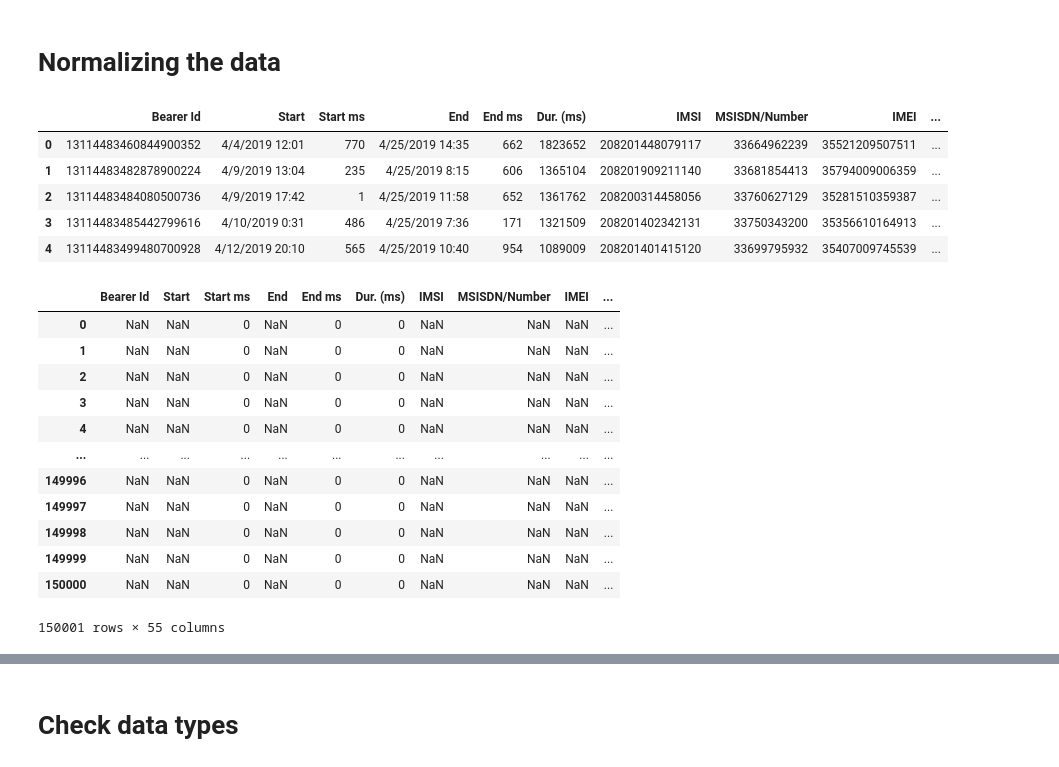
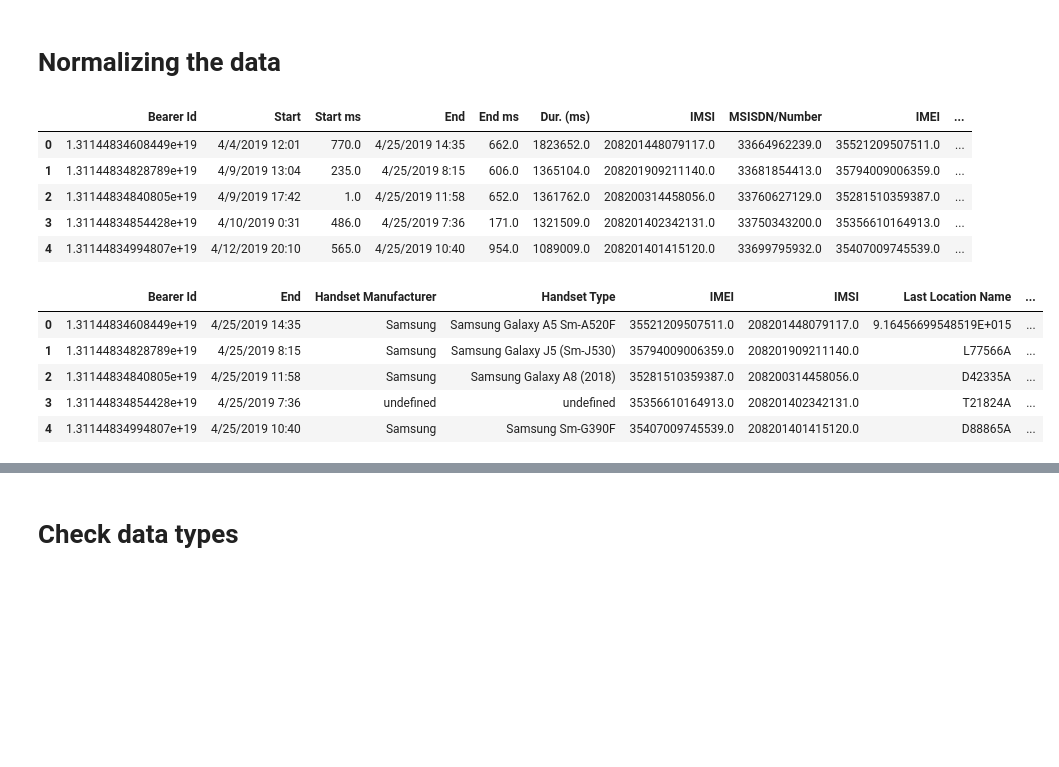
Before and after one commit to Kibika/Telecommunication-Business-Analytics, a Jupyter notebook: notebooks/Telco_EDA.ipynb, the cells around one changed output, grey strips where cells are left out. Drawn from its saved outputs; the diff is of its cells as text; code cells hidden in the pictures; blank space fills up the shorter version.

```diff
--- a/notebooks/Telco_EDA.ipynb
+++ b/notebooks/Telco_EDA.ipynb
@@ -9,7 +13,8 @@ from sklearn.preprocessing import Normalizer
 # %%
 #import the data
 pd.set_option('max_column', None)
-pd.set_option('display.float_format', lambda x: '%.0f' % x)
+pd.set_option('display.float_format', repr)
+#pd.set_option('display.float_format', lambda x: '%.0f' % x)
 original_data=pd.read_csv("D:/Stella/Documents/10_Academy/Week_1/Week-1/data/Week1_challenge_data.csv")
 data=original_data.copy()
 data.head()
@@ -102,37 +129,33 @@ def impute(df):
 impute(data).head()
 # %% [output]
 |  | Bearer Id | Start | Start ms | End | End ms | Dur. (ms) | IMSI | MSISDN/Number | IMEI | ... |
-| 0 | 13114483460844900352 | 4/4/2019 12:01 | 770 | 4/25/2019 14:35 | 662 | 1823652 | 208201448079117 | 33664962239 | 35521209507511 | ... |
-| 1 | 13114483482878900224 | 4/9/2019 13:04 | 235 | 4/25/2019 8:15 | 606 | 1365104 | 208201909211140 | 33681854413 | 35794009006359 | ... |
-| 2 | 13114483484080500736 | 4/9/2019 17:42 | 1 | 4/25/2019 11:58 | 652 | 1361762 | 208200314458056 | 33760627129 | 35281510359387 | ... |
-| 3 | 13114483485442799616 | 4/10/2019 0:31 | 486 | 4/25/2019 7:36 | 171 | 1321509 | 208201402342131 | 33750343200 | 35356610164913 | ... |
-| 4 | 13114483499480700928 | 4/12/2019 20:10 | 565 | 4/25/2019 10:40 | 954 | 1089009 | 208201401415120 | 33699795932 | 35407009745539 | ... |
+| 0 | 1.31144834608449e+19 | 4/4/2019 12:01 | 770.0 | 4/25/2019 14:35 | 662.0 | 1823652.0 | 208201448079117.0 | 33664962239.0 | 35521209507511.0 | ... |
+| 1 | 1.31144834828789e+19 | 4/9/2019 13:04 | 235.0 | 4/25/2019 8:15 | 606.0 | 1365104.0 | 208201909211140.0 | 33681854413.0 | 35794009006359.0 | ... |
+| 2 | 1.31144834840805e+19 | 4/9/2019 17:42 | 1.0 | 4/25/2019 11:58 | 652.0 | 1361762.0 | 208200314458056.0 | 33760627129.0 | 35281510359387.0 | ... |
+| 3 | 1.31144834854428e+19 | 4/10/2019 0:31 | 486.0 | 4/25/2019 7:36 | 171.0 | 1321509.0 | 208201402342131.0 | 33750343200.0 | 35356610164913.0 | ... |
+| 4 | 1.31144834994807e+19 | 4/12/2019 20:10 | 565.0 | 4/25/2019 10:40 | 954.0 | 1089009.0 | 208201401415120.0 | 33699795932.0 | 35407009745539.0 | ... |
 # %%
 def normalizer(df):
     df_new=df.drop(['Bearer Id','Start','End','IMSI','MSISDN/Number','IMEI','Last Location Name','Handset Manufacturer','Handset Type'],axis=1)
     norm = Normalizer()
+    #norm=RobustScaler()
     # normalize the data with boxcox
     normalized_data = norm.fit_transform(df_new)
     normalized_df=pd.DataFrame(normalized_data,columns = df_new.columns)
-    final_df=pd.merge(df,normalized_df, how='right')
+    cols_to_use = df.columns.difference(normalized_df.columns)
+    final_df=pd.merge(df[cols_to_use],normalized_df, left_index=True, right_index=True, how='outer')
+    #final_df=pd.concat([df,normalized_df],axis=1)
     return final_df
     #final_df.hist(figsize=(15,15), layout=(11,5))
 
-normalizer(impute(data))
+normalizer(impute(data)).head()
 # %% [output]
-|  | Bearer Id | Start | Start ms | End | End ms | Dur. (ms) | IMSI | MSISDN/Number | IMEI | ... |
-| 0 | NaN | NaN | 0 | NaN | 0 | 0 | NaN | NaN | NaN | ... |
-| 1 | NaN | NaN | 0 | NaN | 0 | 0 | NaN | NaN | NaN | ... |
-| 2 | NaN | NaN | 0 | NaN | 0 | 0 | NaN | NaN | NaN | ... |
-| 3 | NaN | NaN | 0 | NaN | 0 | 0 | NaN | NaN | NaN | ... |
-| 4 | NaN | NaN | 0 | NaN | 0 | 0 | NaN | NaN | NaN | ... |
-| ... | ... | ... | ... | ... | ... | ... | ... | ... | ... | ... |
-| 149996 | NaN | NaN | 0 | NaN | 0 | 0 | NaN | NaN | NaN | ... |
-| 149997 | NaN | NaN | 0 | NaN | 0 | 0 | NaN | NaN | NaN | ... |
-| 149998 | NaN | NaN | 0 | NaN | 0 | 0 | NaN | NaN | NaN | ... |
-| 149999 | NaN | NaN | 0 | NaN | 0 | 0 | NaN | NaN | NaN | ... |
-| 150000 | NaN | NaN | 0 | NaN | 0 | 0 | NaN | NaN | NaN | ... |
+|  | Bearer Id | End | Handset Manufacturer | Handset Type | IMEI | IMSI | Last Location Name | ... |
+| 0 | 1.31144834608449e+19 | 4/25/2019 14:35 | Samsung | Samsung Galaxy A5 Sm-A520F | 35521209507511.0 | 208201448079117.0 | 9.16456699548519E+015 | ... |
+| 1 | 1.31144834828789e+19 | 4/25/2019 8:15 | Samsung | Samsung Galaxy J5 (Sm-J530) | 35794009006359.0 | 208201909211140.0 | L77566A | ... |
+| 2 | 1.31144834840805e+19 | 4/25/2019 11:58 | Samsung | Samsung Galaxy A8 (2018) | 35281510359387.0 | 208200314458056.0 | D42335A | ... |
+| 3 | 1.31144834854428e+19 | 4/25/2019 7:36 | undefined | undefined | 35356610164913.0 | 208201402342131.0 | T21824A | ... |
+| 4 | 1.31144834994807e+19 | 4/25/2019 10:40 | Samsung | Samsung Sm-G390F | 35407009745539.0 | 208201401415120.0 | D88865A | ... |
-150001 rows × 55 columns
 # %%
 exploratory_hist(normalizer(impute(data)))
 # %% [output]
```
Also changed, not shown: parts of 82 cells of this notebook.
